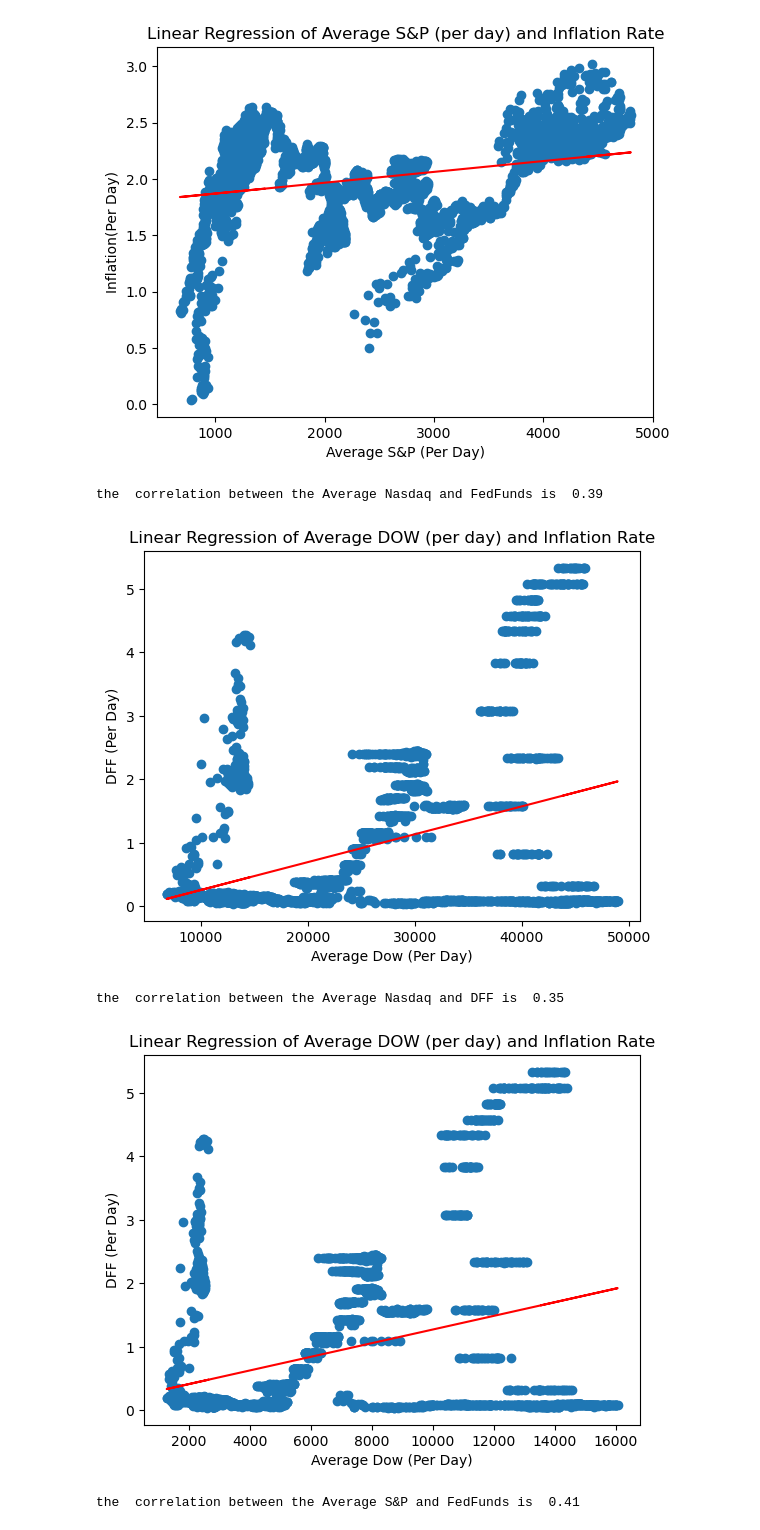
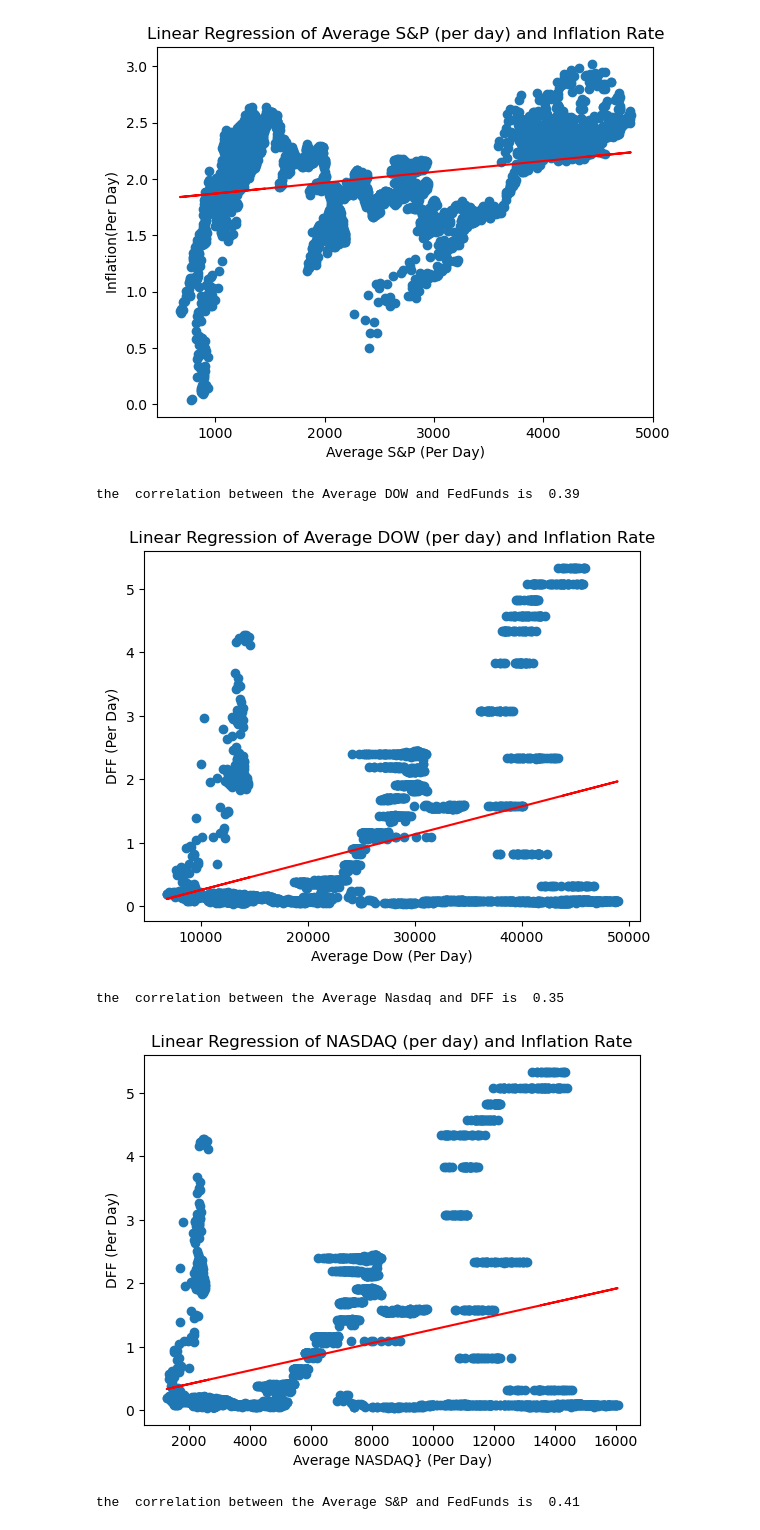
Before and after one commit to chernika81/Macroeconomic-Indicators-and-Index-Correlation, a Jupyter notebook: Draft/Maura/ETL.ipynb, the cells around one changed output. Cells and saved outputs as stored; diff of their text form; code cells hidden in the pictures.

Commit message:
adding regression for macro's

```diff
--- a/Draft/Maura/ETL.ipynb
+++ b/Draft/Maura/ETL.ipynb
@@ -188,7 +176,7 @@ the  correlation between the Average S&P and inflation rate is  0.25
 # %%
 x_axis= macro_index_cleaned['Average_Dow']
 y_axis=macro_index_cleaned['DFF']
-print(f'the  correlation between the Average Nasdaq and FedFunds is  {round(st.pearsonr(x_axis,y_axis)[0],2)}')
+print(f'the  correlation between the Average DOW and FedFunds is  {round(st.pearsonr(x_axis,y_axis)[0],2)}')
 (slope,intercept,rvalue,pvalue,stderr)= linregress(x_axis,y_axis)
 regress_values = x_axis *slope + intercept
 line_eq='y=' + str(round(slope,2))+ 'x +' + str(round(intercept,2))
@@ -201,26 +189,26 @@ plt.ylabel('DFF (Per Day)')
 plt.savefig("figures/AverageDowvsDFFpng")
 plt.show()
 # %% [output]
-the  correlation between the Average Nasdaq and FedFunds is  0.39
+the  correlation between the Average DOW and FedFunds is  0.39
 [figure]
 # %%
 x_axis= macro_index_cleaned['Average_Nasdaq']
 y_axis=macro_index_cleaned['DFF']
 print(f'the  correlation between the Average Nasdaq and DFF is  {round(st.pearsonr(x_axis,y_axis)[0],2)}')
 (slope,intercept,rvalue,pvalue,stderr)= linregress(x_axis,y_axis)
 regress_values = x_axis *slope + intercept
 line_eq='y=' + str(round(slope,2))+ 'x +' + str(round(intercept,2))
 plt.scatter(x_axis,y_axis)
 plt.plot(x_axis,regress_values,'r-')
 # plt.annotate(line_eq,(22,40),fontsize=15,color='red')
-plt.title("Linear Regression of Average DOW (per day) and Inflation Rate")
-plt.xlabel('Average Dow (Per Day)')
+plt.title("Linear Regression of NASDAQ (per day) and Inflation Rate")
+plt.xlabel('Average NASDAQ} (Per Day)')
 plt.ylabel('DFF (Per Day)')
 plt.savefig("figures/AverageNasdaqvsDFF.png")
 plt.show()
 # %% [output]
 the  correlation between the Average Nasdaq and DFF is  0.35
-[figure, old version]
+[figure, new version]
 # %%
 x_axis= macro_index_cleaned['Average_S&P']
 y_axis=macro_index_cleaned['DFF']
```
Also changed, not shown: parts of 3 cells of this notebook, 8 other files.
